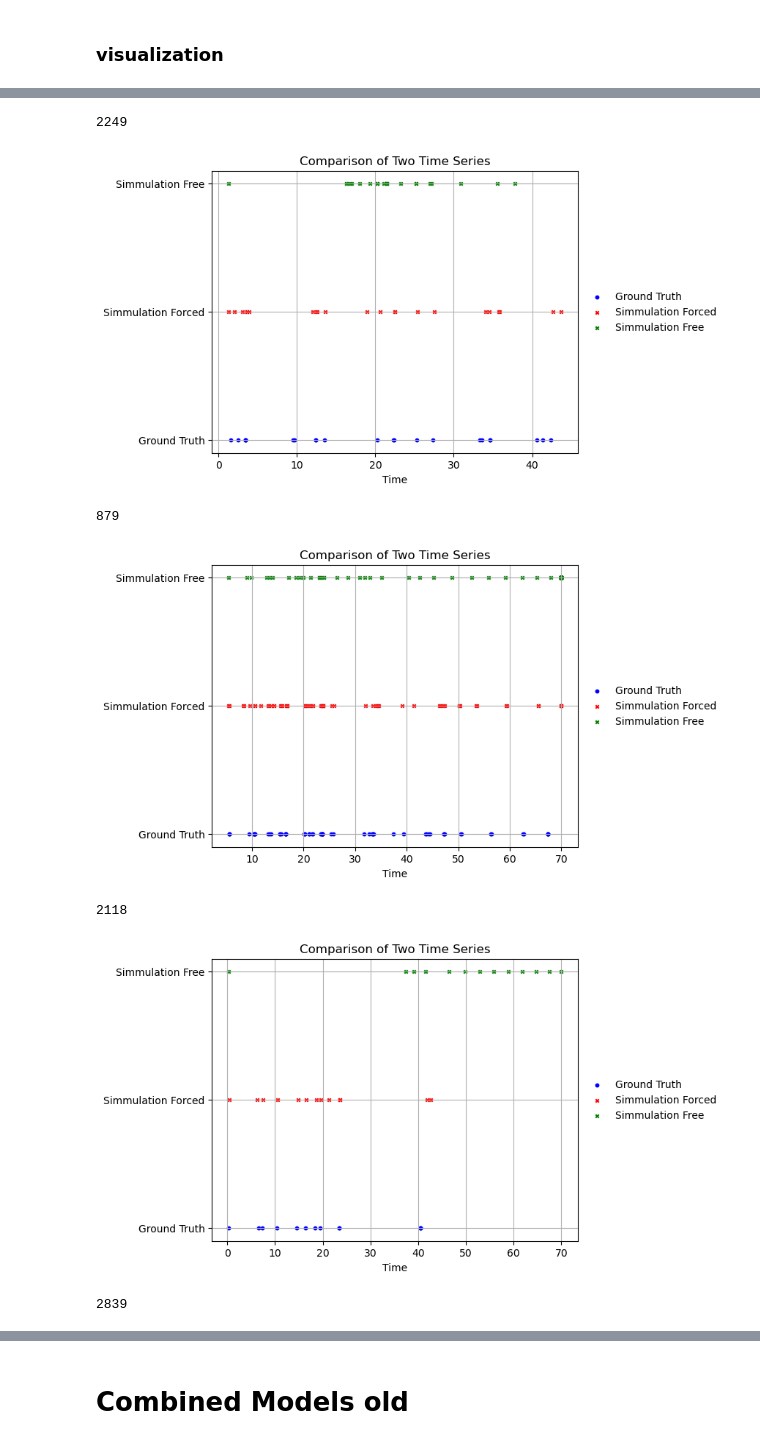
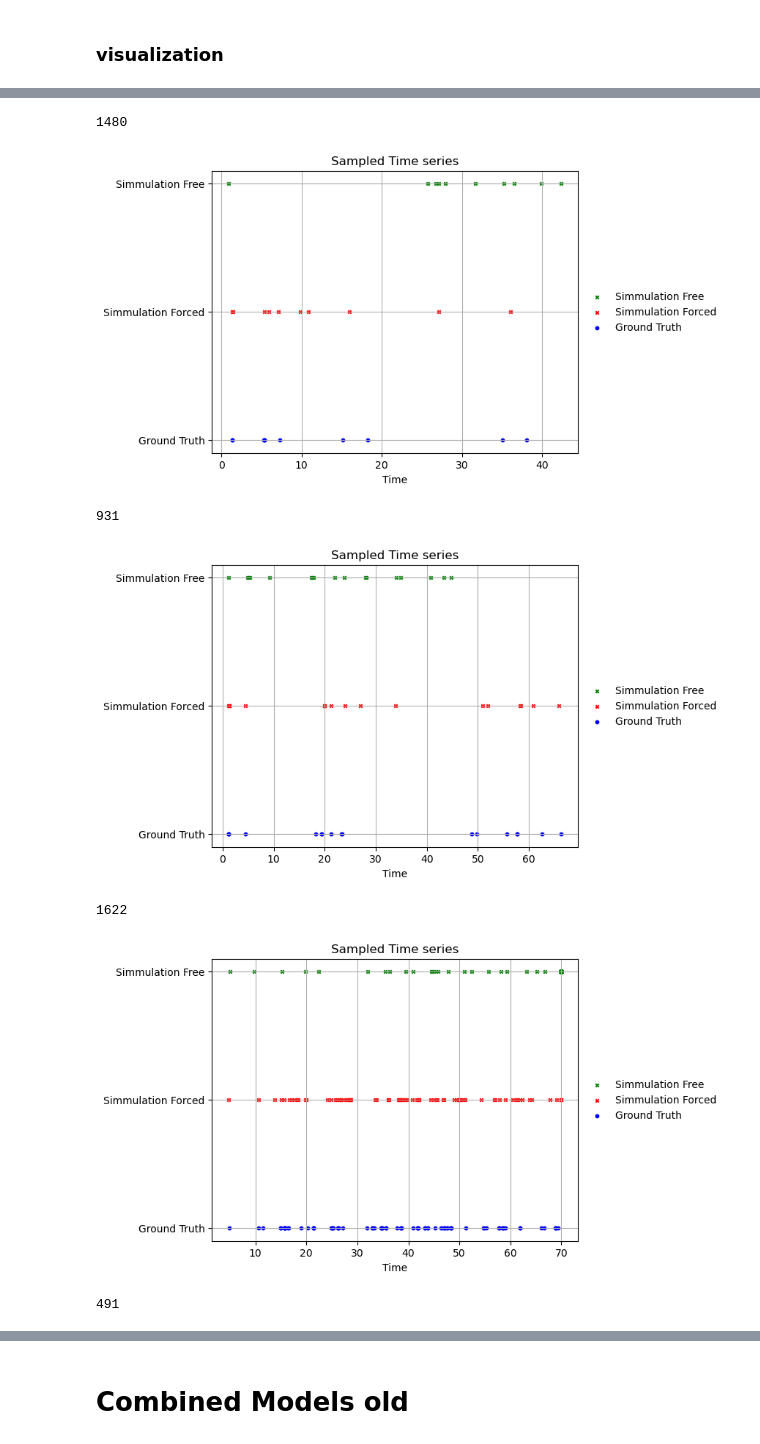
Before and after one commit to Thahit/Recommender_Sim, a Jupyter notebook: notebooks/explore_training.ipynb, the cells around one changed output, grey strips where cells are left out. Cells and saved outputs as stored; diff of their text form; code cells hidden in the pictures.

Commit message:
visualization for sorted

```diff
--- a/notebooks/explore_training.ipynb
+++ b/notebooks/explore_training.ipynb
@@ -755,7 +785,7 @@ def simulate_single_forced_function_approx(model, user_data, state_size, use_jum
     return results
 
 def simulate_single_function_approx(model, state_size, num_events=10,
-            timecheat=False, num_tries=20, state=None, jump_data=None,):
+            timecheat=False, num_tries=20, state=None, jump_data=False,):
     #if use_jump:
     #    raise NotImplementedError# what should this do?
 
@@ -781,12 +811,14 @@ def simulate_single_function_approx(model, state_size, num_events=10,
 
             if jump_data:
                 reactions_ratio_tensor = torch.tensor(jump_data[interaction_id], dtype=torch.float32).view(1,-1)
-                state = model.jump(state, reactions_ratio_tensor)
+                state_new = model.jump(state, reactions_ratio_tensor)
+                #print(torch.sum(torch.abs(state_new, state)))
+                state = state_new
 
     return results
 # %%
-user_id = 8
+user_id = 4
 sample_path = path_list[user_id]
 state = torch.tensor([sample_path[1]])
-len(sample_path[0]), state
+len(sample_path[0]), state, f"id: {sample_path[4]['user_id']}"
 # %% [output]
@@ -798,9 +830,10 @@ simulate_single_partial_forced_function_approx = partial(
                               num_tries=100, timecheat=timecheat, state_size=state_size,
                               use_jump=use_jump)
 simulate_single_partial_function_approx = partial(
-    simulate_single_function_approx, num_events =len(sample_path), state=state,
+    simulate_single_function_approx, num_events =len(sample_path[0]), state=state,
                               num_tries=100, timecheat=timecheat, state_size=state_size,
-                              jump_data=sample_path[3])
+                              jump_data=sample_path[3] if use_jump else False
+                              )
 # %%
 # intensity
 example_out_forced = simulate_single_partial_forced_function_approx(train_model)
@@ -815,26 +841,24 @@ example_out_forced
 # %%
 time_series_1 = sample_path[0] # Timestamps for the first time series
 time_series_2 = torch.clamp(torch.as_tensor(example_out_forced),0,70).detach().numpy()  # Timestamps for the second time series
-time_series_3 = torch.clamp(torch.as_tensor(example_out), 0, 70).detach().numpy()  # Timestamps for the second time series
+time_series_3 = torch.clamp(torch.as_tensor(example_out), 0, 1000).detach().numpy()  # Timestamps for the second time series
 
 
 # Create a figure and axis
 fig, ax = plt.subplots(figsize=(8, 5))
 
-# Plot the first time series
-ax.scatter(time_series_1, [1] * len(time_series_1), color='blue', label='Ground Truth', s=10, marker='o')
+ax.scatter(time_series_3, [3] * len(time_series_3), color='green', label='Simmulation Free', s=10, marker='x')
 
-# Plot the second time series
 ax.scatter(time_series_2, [2] * len(time_series_2), color='red', label='Simmulation Forced', s=10, marker='x')
 
-ax.scatter(time_series_3, [3] * len(time_series_3), color='green', label='Simmulation Free', s=10, marker='x')
+ax.scatter(time_series_1, [1] * len(time_series_1), color='blue', label='Ground Truth', s=10, marker='o')
 
 
 # Add labels, legend, and grid
 ax.set_xlabel('Time')
 ax.set_yticks([1, 2, 3])
-ax.set_yticklabels(['Ground Truth', 'Simmulation Forced', "Simmulation Free"])
-ax.set_title('Comparison of Two Time Series')
+ax.set_yticklabels(['Ground Truth', 'Simulation Forced', "Simulation Free"])
+ax.set_title('Sampled Time series')
 ax.legend(loc='center left', bbox_to_anchor=(1, 0.5), frameon=False)
 
 # Adjust subplot parameters to make room for the legend
@@ -858,46 +882,44 @@ for ind in range(len(path_list)):
     simulate_single_partial_function_approx = partial(
         simulate_single_function_approx, num_events =len(sample_path[0]), state=state,
                                 num_tries=1, timecheat=timecheat, state_size=state_size,
-                                jump_data=sample_path[3])
+                                jump_data=sample_path[3] if use_jump else None)
     # intensity
     example_out_forced = simulate_single_partial_forced_function_approx(train_model)
     example_out = simulate_single_partial_function_approx(train_model)
 
     time_series_1 = sample_path[0] # Timestamps for the first time series
     time_series_2 = torch.clamp(torch.as_tensor(example_out_forced),0,70).detach().numpy()  # Timestamps for the second time series
     time_series_3 = torch.clamp(torch.as_tensor(example_out), 0, 70).detach().numpy()  # Timestamps for the second time series
 
 
     # Create a figure and axis
     fig, ax = plt.subplots(figsize=(8, 5))
 
-    # Plot the first time series
+    ax.scatter(time_series_3, [3] * len(time_series_3), color='green', label='Simmulation Free', s=10, marker='x')
+
+    ax.scatter(time_series_2, [2] * len(time_series_2), color='red', label='Simmulation Forced', s=10, marker='x')
     ax.scatter(time_series_1, [1] * len(time_series_1), color='blue', label='Ground Truth', s=10, marker='o')
 
-    # Plot the second time series
-    ax.scatter(time_series_2, [2] * len(time_series_2), color='red', label='Simmulation Forced', s=10, marker='x')
-
-    ax.scatter(time_series_3, [3] * len(time_series_3), color='green', label='Simmulation Free', s=10, marker='x')
 
 
     # Add labels, legend, and grid
     ax.set_xlabel('Time')
     ax.set_yticks([1, 2, 3])
     ax.set_yticklabels(['Ground Truth', 'Simmulation Forced', "Simmulation Free"])
-    ax.set_title('Comparison of Two Time Series')
+    ax.set_title('Sampled Time series')
     ax.legend(loc='center left', bbox_to_anchor=(1, 0.5), frameon=False)
 
     # Adjust subplot parameters to make room for the legend
     plt.subplots_adjust(right=0.75)
     ax.grid(True)
 
     # Display the plot
     plt.show()
 # %% [output]
-2249
+1480
-[figure, old version]
+[figure, new version]
-879
+931
-[figure, old version]
+[figure, new version]
-2118
+1622
-[figure, old version]
+[figure, new version]
-2839
+491
```
Also changed, not shown: parts of 37 cells of this notebook.
